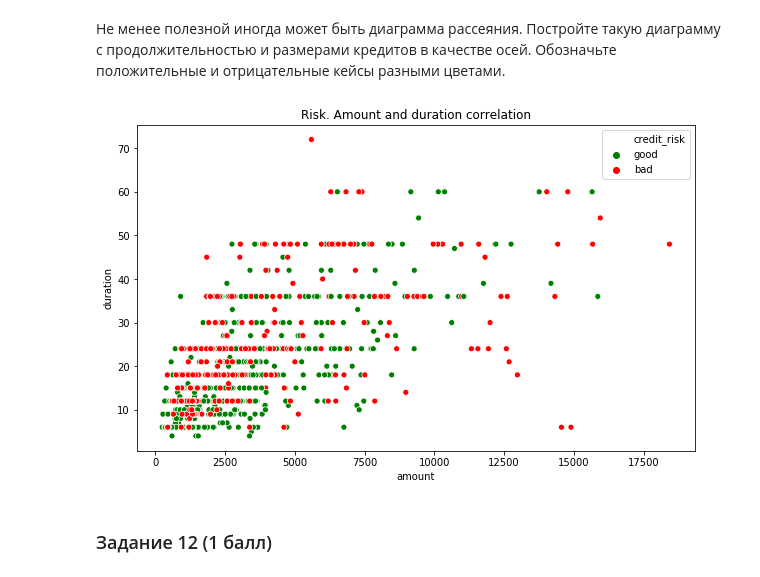
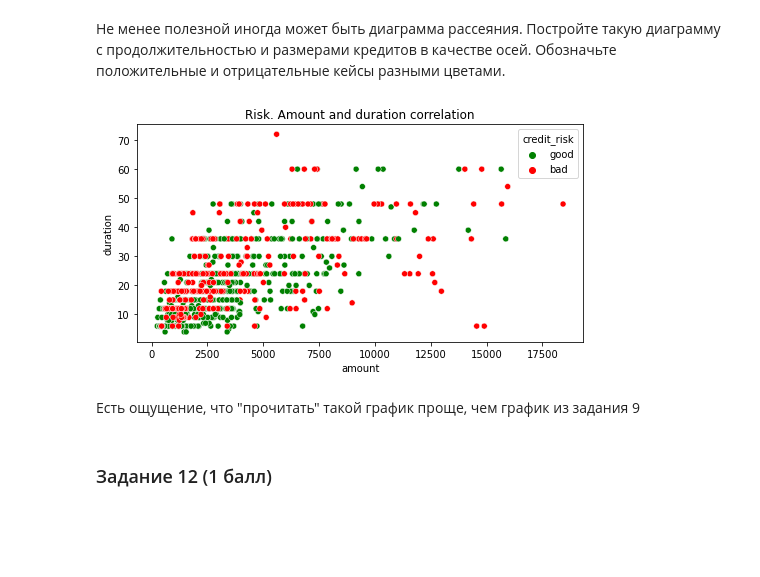
Before and after one commit to alyonabelenko/Courses, a Jupyter notebook: IAD2/03_eda/hw03-EDA.ipynb, the cells around one changed output. Saved outputs shown, nothing was run; the diff lists cells and outputs as text; code cells hidden in the pictures; blank space fills up the shorter version.

```diff
--- a/IAD2/03_eda/hw03-EDA.ipynb
+++ b/IAD2/03_eda/hw03-EDA.ipynb
@@ -287,15 +270,17 @@ plt.show()
 # %% [markdown]
 Не менее полезной иногда может быть диаграмма рассеяния. Постройте такую диаграмму с продолжительностью и размерами кредитов в качестве осей. Обозначьте положительные и отрицательные кейсы разными цветами.
 # %%
-plt.figure(figsize=(10, 6))
+plt.figure(figsize=(8, 4))
 plt.title('Risk. Amount and duration correlation')
 sns.scatterplot(x="amount", y="duration",
                 hue="credit_risk",
                 palette=['g','r'],
                 data=data)
 plt.show()
 # %% [output]
-[figure, old version]
+[figure, new version]
+# %% [markdown]
+Есть ощущение, что "прочитать" такой график проще, чем график из задания 9
 # %% [markdown]
 ### Задание 12  (1 балл)
 # %% [markdown]
```
Also changed, not shown: parts of 30 cells of this notebook.
